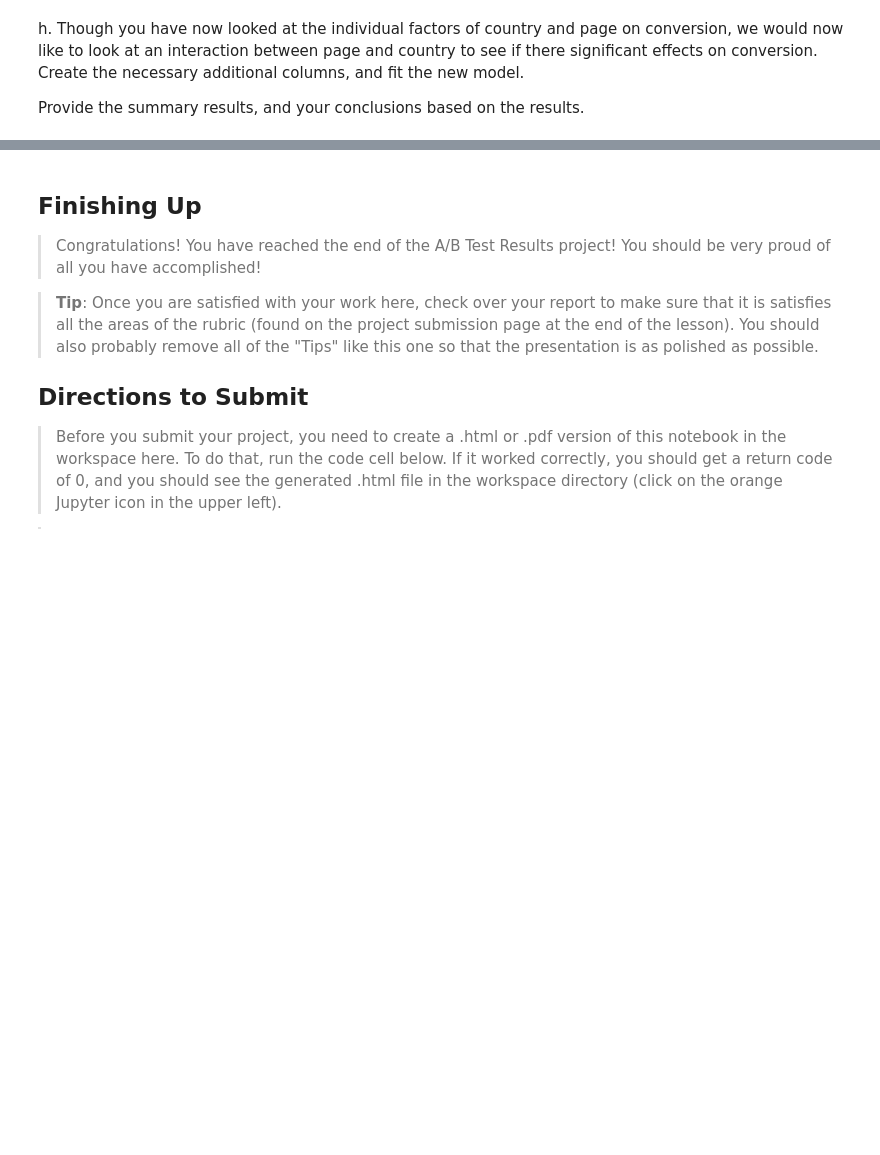
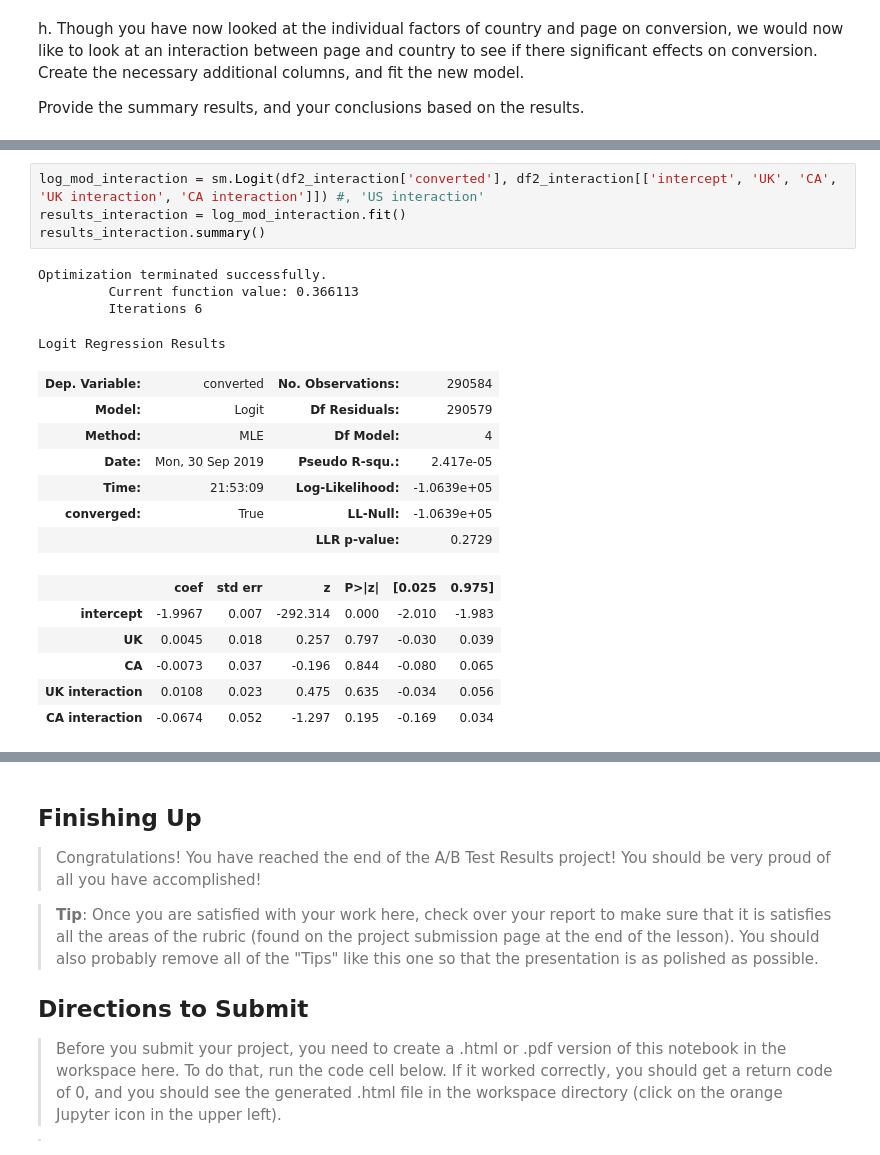
Before and after one commit to viktor-begun/Udacity_Project_3, a Jupyter notebook: Analyze_ab_test_results_notebook.ipynb, the cells around one changed output, grey strips where cells are left out. Cells and saved outputs as stored; diff of their text form; blank space fills up the shorter version.

```diff
--- a/Analyze_ab_test_results_notebook.ipynb
+++ b/Analyze_ab_test_results_notebook.ipynb
@@ -519 +581,23 @@ CA interaction    0.934776
 dtype: float64
+# %%
+log_mod_interaction = sm.Logit(df2_interaction['converted'], df2_interaction[['intercept', 'UK', 'CA', 'UK interaction', 'CA interaction']]) #, 'US interaction'
+results_interaction = log_mod_interaction.fit()
+results_interaction.summary()
+# %% [output]
+Optimization terminated successfully.
+         Current function value: 0.366113
+         Iterations 6
+Logit Regression Results
+| Dep. Variable: | converted | No. Observations: | 290584 |
+| Model: | Logit | Df Residuals: | 290579 |
+| Method: | MLE | Df Model: | 4 |
+| Date: | Mon, 30 Sep 2019 | Pseudo R-squ.: | 2.417e-05 |
+| Time: | 21:53:09 | Log-Likelihood: | -1.0639e+05 |
+| converged: | True | LL-Null: | -1.0639e+05 |
+|  |  | LLR p-value: | 0.2729 |
+|  | coef | std err | z | P>|z| | [0.025 | 0.975] |
+| intercept | -1.9967 | 0.007 | -292.314 | 0.000 | -2.010 | -1.983 |
+| UK | 0.0045 | 0.018 | 0.257 | 0.797 | -0.030 | 0.039 |
+| CA | -0.0073 | 0.037 | -0.196 | 0.844 | -0.080 | 0.065 |
+| UK interaction | 0.0108 | 0.023 | 0.475 | 0.635 | -0.034 | 0.056 |
+| CA interaction | -0.0674 | 0.052 | -1.297 | 0.195 | -0.169 | 0.034 |
```
Also changed, not shown: parts of 22 cells of this notebook, 1 other file.
